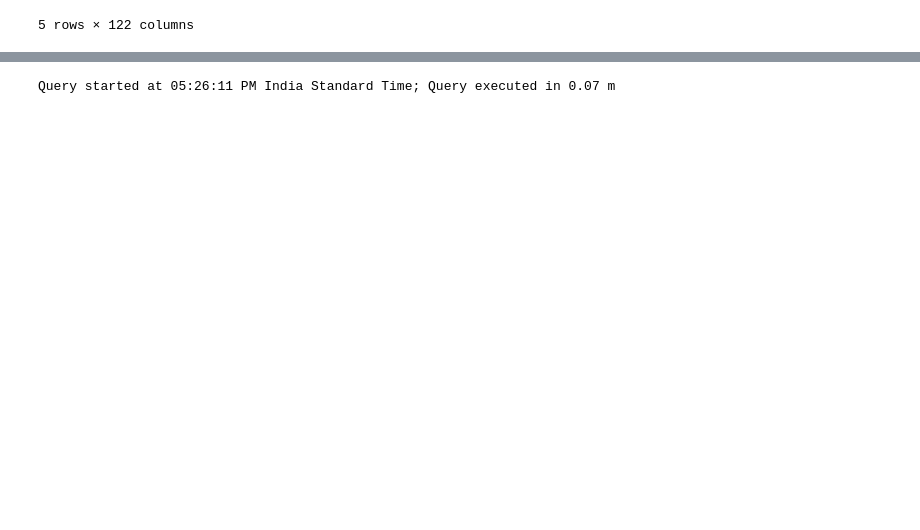
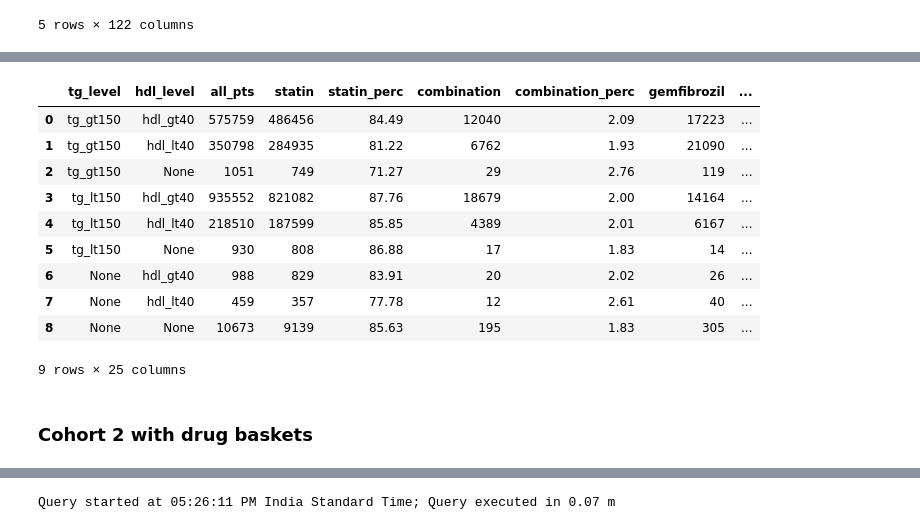
Before and after one commit to swaralit/Custom_TG, a Jupyter notebook: NDC reference.ipynb, the cells around one changed output, grey strips where cells are left out. Saved outputs shown, nothing was run; the diff lists cells and outputs as text; code cells hidden in the pictures; blank space fills up the shorter version.

Commit message:
new_groupings

```diff
--- a/NDC reference.ipynb
+++ b/NDC reference.ipynb
@@ -1221,0 +1599,47 @@ snow.select("select * from st_ndc_all limit 100")
+# %%
+%%read_sql df
+
+select
+    tg_level,
+    hdl_level,
+    sum(all_pts) as all_pts,
+
+    sum(statin) as statin,
+    round(sum(statin)/sum(all_pts)*100, 2) as statin_perc,
+
+    sum(combination) as combination,
+    round(sum(combination)/sum(all_pts)*100, 2) as combination_perc,
+
+    sum(gemfibrozil) as gemfibrozil,
+    round(sum(gemfibrozil)/sum(all_pts)*100, 2) as gemfibrozil_perc,
+
+    sum(colestipol) as colestipol,
+    round(sum(colestipol)/sum(all_pts)*100, 2) as colestipol_perc,
+
+    sum(cholestyramine) as cholestyramine,
+    round(sum(cholestyramine)/sum(all_pts)*100, 2) as cholestyramine_perc,
+
+    sum(fenofibric_acid) as fenofibric_acid,
+    round(sum(fenofibric_acid)/sum(all_pts)*100, 2) as fenofibric_acid_perc,
+
+    sum(ezetimibe) as ezetimibe,
+    round(sum(ezetimibe)/sum(all_pts)*100, 2) as ezetimibe_perc,
+
+    sum(clofibrate) as clofibrate,
+    round(sum(clofibrate)/sum(all_pts)*100, 2) as clofibrate_perc,
+
+    sum(colesevelam) as colesevelam,
+    round(sum(colesevelam)/sum(all_pts)*100, 2) as colesevelam_perc,
+
+    sum(niacin) as niacin,
+    round(sum(niacin)/sum(all_pts)*100, 2) as niacin_perc,
+
+    sum(docosahexaenoic_acid) as docosahexaenoic_acid,
+    round(sum(docosahexaenoic_acid)/sum(all_pts)*100, 2) as docosahexaenoic_acid_perc
+
+from
+    st_drugs_agg1
+
+group by tg_level, hdl_level
+order by tg_level, hdl_level
+# %% [output]
@@ -1221,0 +1647,11 @@ snow.select("select * from st_ndc_all limit 100")
+|  | tg_level | hdl_level | all_pts | statin | statin_perc | combination | combination_perc | gemfibrozil | ... |
+| 0 | tg_gt150 | hdl_gt40 | 575759 | 486456 | 84.49 | 12040 | 2.09 | 17223 | ... |
+| 1 | tg_gt150 | hdl_lt40 | 350798 | 284935 | 81.22 | 6762 | 1.93 | 21090 | ... |
+| 2 | tg_gt150 | None | 1051 | 749 | 71.27 | 29 | 2.76 | 119 | ... |
+| 3 | tg_lt150 | hdl_gt40 | 935552 | 821082 | 87.76 | 18679 | 2.00 | 14164 | ... |
+| 4 | tg_lt150 | hdl_lt40 | 218510 | 187599 | 85.85 | 4389 | 2.01 | 6167 | ... |
+| 5 | tg_lt150 | None | 930 | 808 | 86.88 | 17 | 1.83 | 14 | ... |
+| 6 | None | hdl_gt40 | 988 | 829 | 83.91 | 20 | 2.02 | 26 | ... |
+| 7 | None | hdl_lt40 | 459 | 357 | 77.78 | 12 | 2.61 | 40 | ... |
+| 8 | None | None | 10673 | 9139 | 85.63 | 195 | 1.83 | 305 | ... |
+9 rows × 25 columns
@@ -1221,0 +1661,2 @@ snow.select("select * from st_ndc_all limit 100")
+# %% [markdown]
+### Cohort 2 with drug baskets
```
Also changed, not shown: parts of 56 cells of this notebook, 8 other files.
